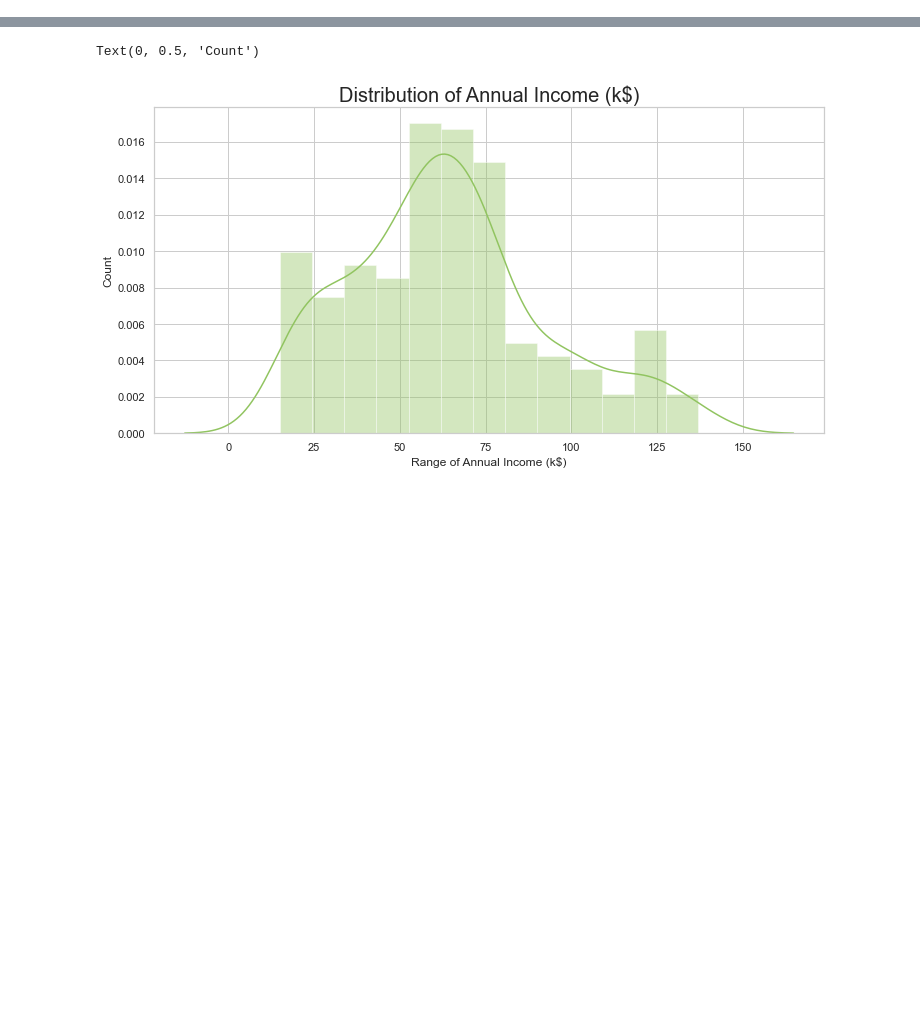
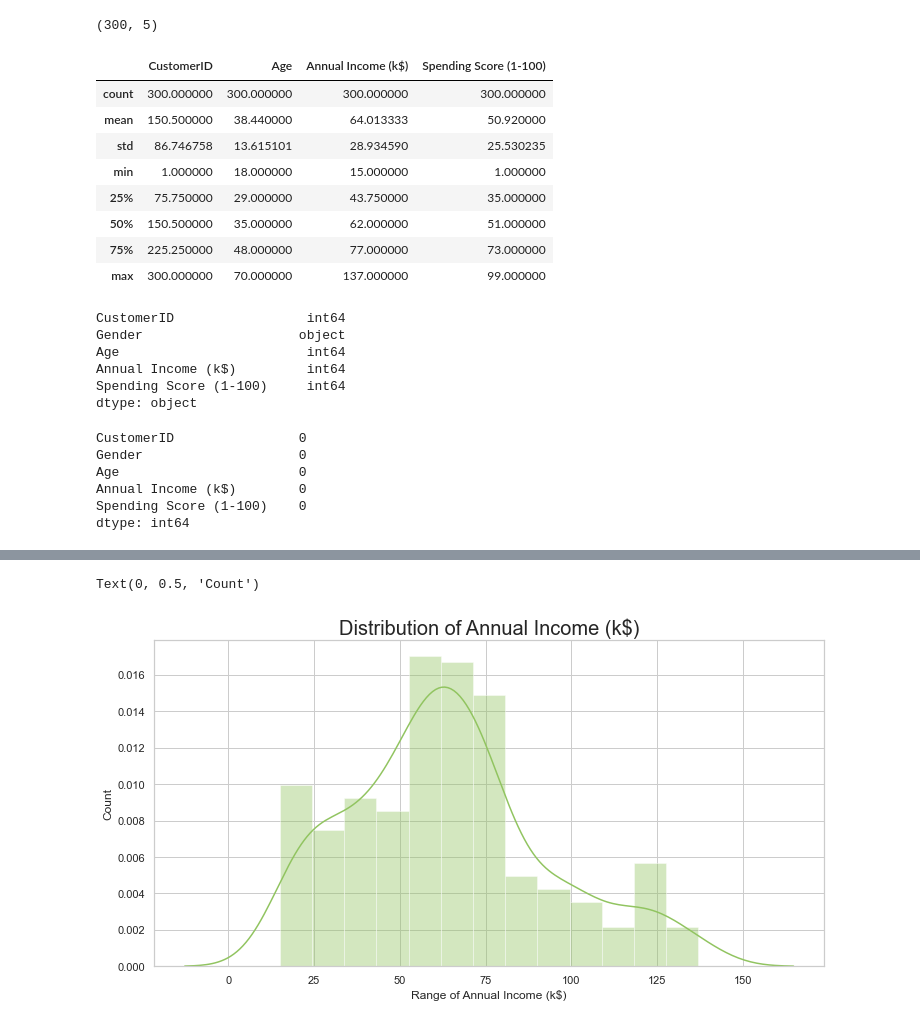
Before and after one commit to raveena69/ML-Assignment-2-G69, a Jupyter notebook: Python Code/Implemenation in Python.ipynb, the cells around one changed output, grey strips where cells are left out. Saved outputs shown, nothing was run; the diff lists cells and outputs as text; code cells hidden in the pictures; blank space fills up the shorter version.

```diff
--- a/Python Code/Implemenation in Python.ipynb
+++ b/Python Code/Implemenation in Python.ipynb
@@ -27,0 +21,38 @@ data.corr()
+# %%
+#finding the number of rows and columns
+data.shape
+# %% [output]
+(300, 5)
+# %%
+#desribe the dataset
+data.describe()
+# %% [output]
+|  | CustomerID | Age | Annual Income (k$) | Spending Score (1-100) |
+| count | 300.000000 | 300.000000 | 300.000000 | 300.000000 |
+| mean | 150.500000 | 38.440000 | 64.013333 | 50.920000 |
+| std | 86.746758 | 13.615101 | 28.934590 | 25.530235 |
+| min | 1.000000 | 18.000000 | 15.000000 | 1.000000 |
+| 25% | 75.750000 | 29.000000 | 43.750000 | 35.000000 |
+| 50% | 150.500000 | 35.000000 | 62.000000 | 51.000000 |
+| 75% | 225.250000 | 48.000000 | 77.000000 | 73.000000 |
+| max | 300.000000 | 70.000000 | 137.000000 | 99.000000 |
+# %%
+#check the data type of the dataset
+data.dtypes
+# %% [output]
+CustomerID                 int64
+Gender                    object
+Age                        int64
+Annual Income (k$)         int64
+Spending Score (1-100)     int64
+dtype: object
+# %%
+#checking for the missing value
+data.isnull().sum()
+# %% [output]
+CustomerID                0
+Gender                    0
+Age                       0
+Annual Income (k$)        0
+Spending Score (1-100)    0
+dtype: int64
```
Also changed, not shown: parts of 11 cells of this notebook.
